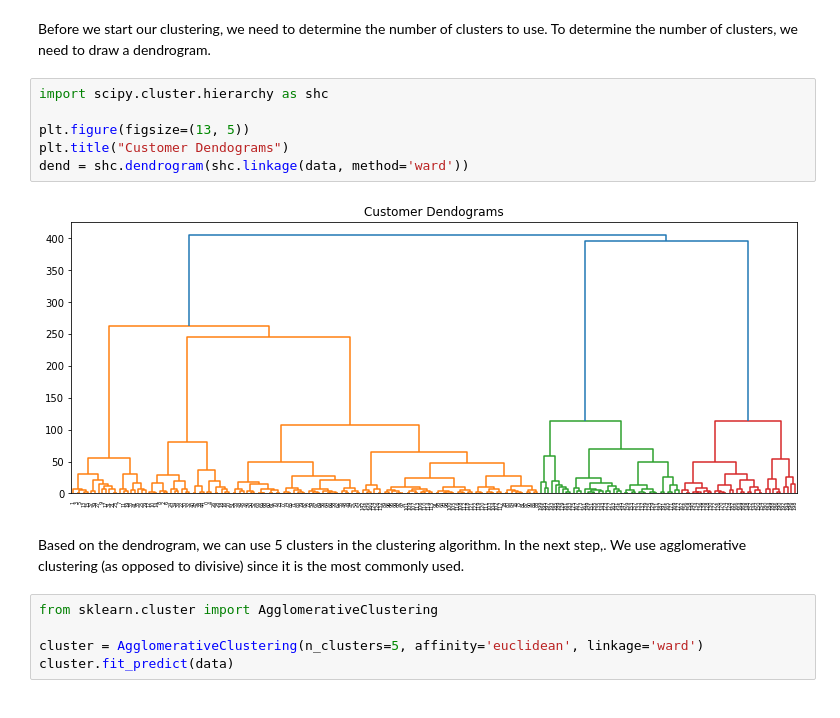
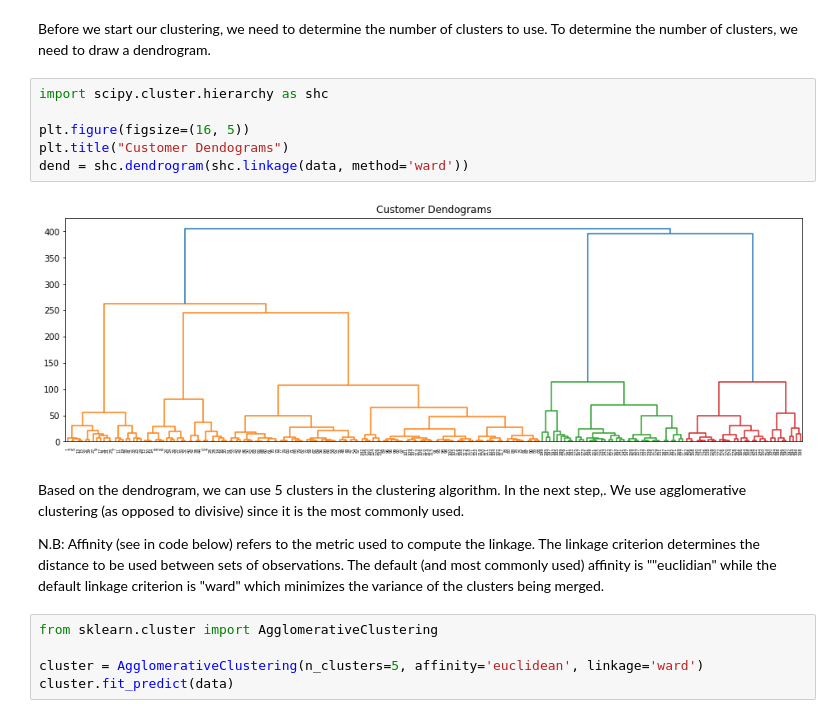
Before and after one commit to nisengweregis/machine_learning, a Jupyter notebook: unsupervised_learning/hierarchical_clustering.ipynb, the cells around one changed output. Drawn from its saved outputs; the diff is of its cells as text.

Commit message:
adding comments and explanation to hierarchical clustering algorithm

```diff
--- a/unsupervised_learning/hierarchical_clustering.ipynb
+++ b/unsupervised_learning/hierarchical_clustering.ipynb
@@ -104,13 +102,15 @@ Before we start our clustering, we need to determine the number of clusters to u
 # %%
 import scipy.cluster.hierarchy as shc
 
-plt.figure(figsize=(13, 5))
+plt.figure(figsize=(16, 5))
 plt.title("Customer Dendograms")
 dend = shc.dendrogram(shc.linkage(data, method='ward'))
 # %% [output]
-[figure, old version]
+[figure, new version]
 # %% [markdown]
 Based on the dendrogram, we can use 5 clusters in the clustering algorithm. In the next step,. We use agglomerative clustering (as opposed to divisive) since it is the most commonly used.
+
+N.B: Affinity (see in code below) refers to the metric used to compute the linkage. The linkage criterion determines the distance to be used between sets of observations. The default (and most commonly used) affinity is ""euclidian" while the default linkage criterion is "ward" which minimizes the variance of the clusters being merged.
 # %%
 from sklearn.cluster import AgglomerativeClustering
 
```
Also changed, not shown: parts of 5 cells of this notebook.
